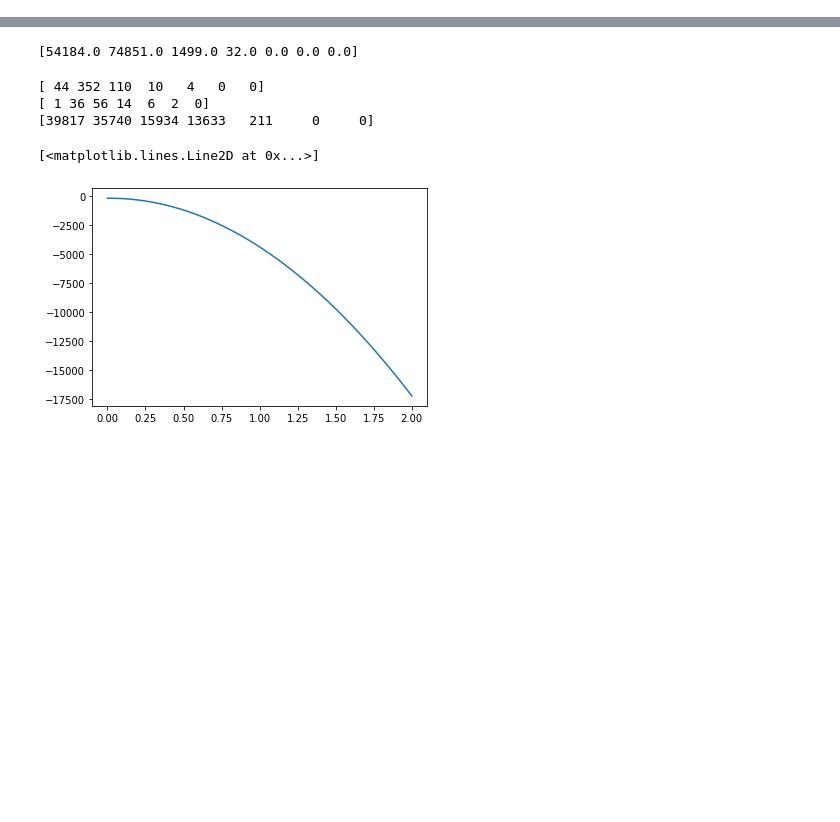
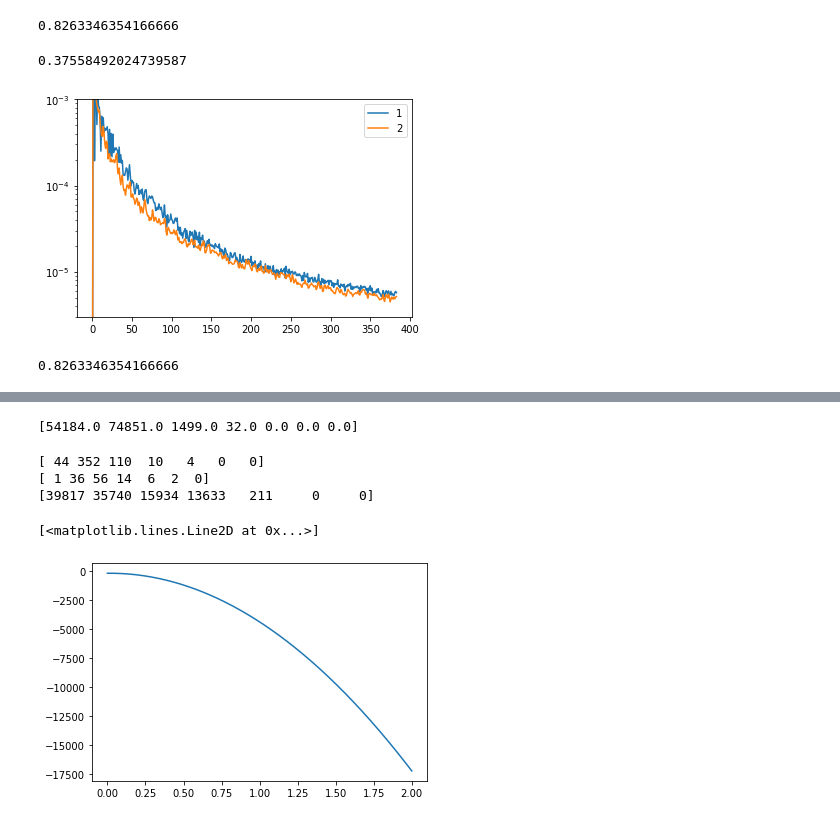
Before and after one commit to KIPAC/nuXgal, a Jupyter notebook: nb/test.ipynb, the cells around one changed output, grey strips where cells are left out. Saved outputs shown, nothing was run; the diff lists cells and outputs as text; code cells hidden in the pictures; blank space fills up the shorter version.

```diff
--- a/nb/test.ipynb
+++ b/nb/test.ipynb
@@ -43,0 +42,35 @@ Using /Users/kefang/Softwares/analysis_001 for NUXGAL_DIR
+# %%
+gs = GalaxySample('WISE')
+overdensity = gs.galaxymap.copy()
+overdensity[gs.idx_galaxymask] = hp.UNSEEN
+overdensity = hp.ma(overdensity)
+overdensity = overdensity / overdensity.mean() - 1.
+f_sky = 1. - len(gs.idx_galaxymask[0]) / float(Defaults.NPIXEL)
+
+print (f_sky)
+# %% [output]
+0.8263346354166666
+# %%
+mask_nu = np.zeros(Defaults.NPIXEL, dtype=np.bool)
+mask_nu[Defaults.idx_muon] = 1.
+mask_nu[gs.idx_galaxymask] = 1.
+idx_mask = np.where(mask_nu != 0)
+f_sky2 = 1. - len(idx_mask[0]) / float(Defaults.NPIXEL)
+print (f_sky2)
+# %% [output]
+0.37558492024739587
+# %%
+overdensity2 = gs.galaxymap.copy()
+overdensity2[idx_mask] = hp.UNSEEN
+overdensity2 = hp.ma(overdensity2)
+overdensity2 = overdensity2 / overdensity2.mean() - 1.
+plt.plot(Defaults.ell, hp.anafast(overdensity) / f_sky, label='1')
+
+plt.plot(Defaults.ell, hp.anafast(overdensity2) / f_sky2, label='2')
+#plt.plot(Defaults.ell, hp.sphtfunc.alm2cl(gs.overdensityalm) / f_sky, label='alm')
+plt.legend()
+
+plt.ylim(3e-6,1e-3)
+plt.yscale('log')
+# %% [output]
+[figure, added]
@@ -43,0 +97,10 @@ Using /Users/kefang/Softwares/analysis_001 for NUXGAL_DIR
+# %%
+
+galaxymap[idx_galaxymask] = hp.UNSEEN
+galaxymap = hp.ma(galaxymap)
+od = galaxymap / galaxymap.mean() - 1.
+f_sky = 1. - len(gs.idx_galaxymask[0]) / float(Defaults.NPIXEL)
+
+print (f_sky)
+# %% [output]
+0.8263346354166666
```
Also changed, not shown: parts of 9 cells of this notebook, 11 other files.
